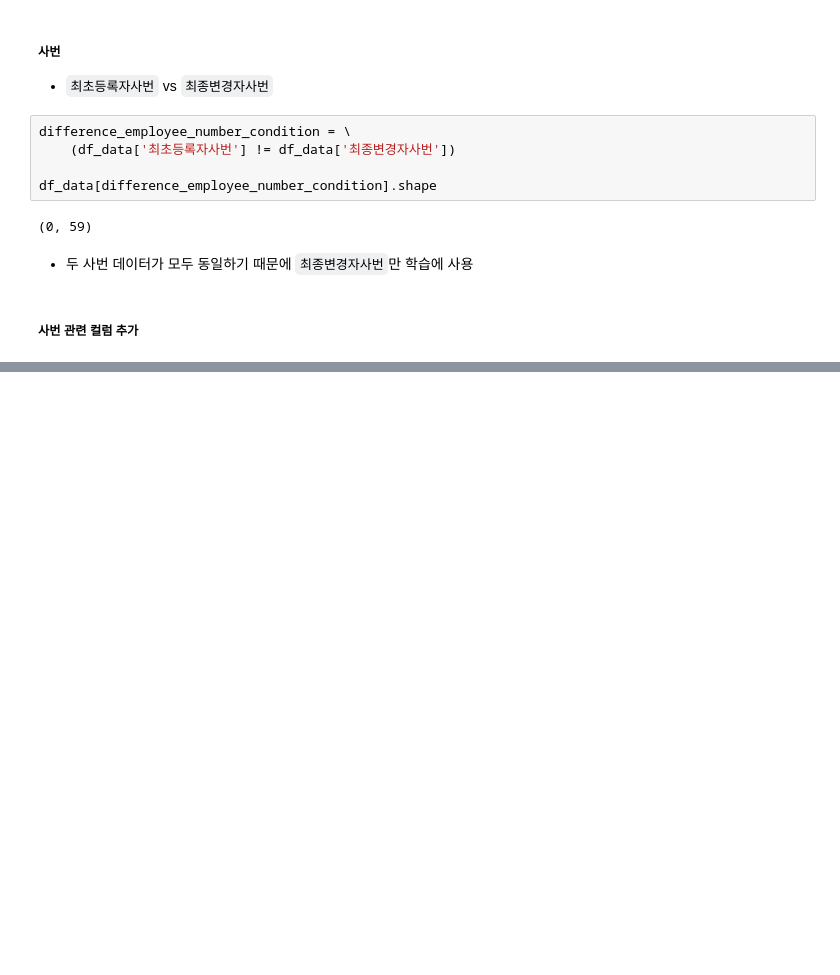
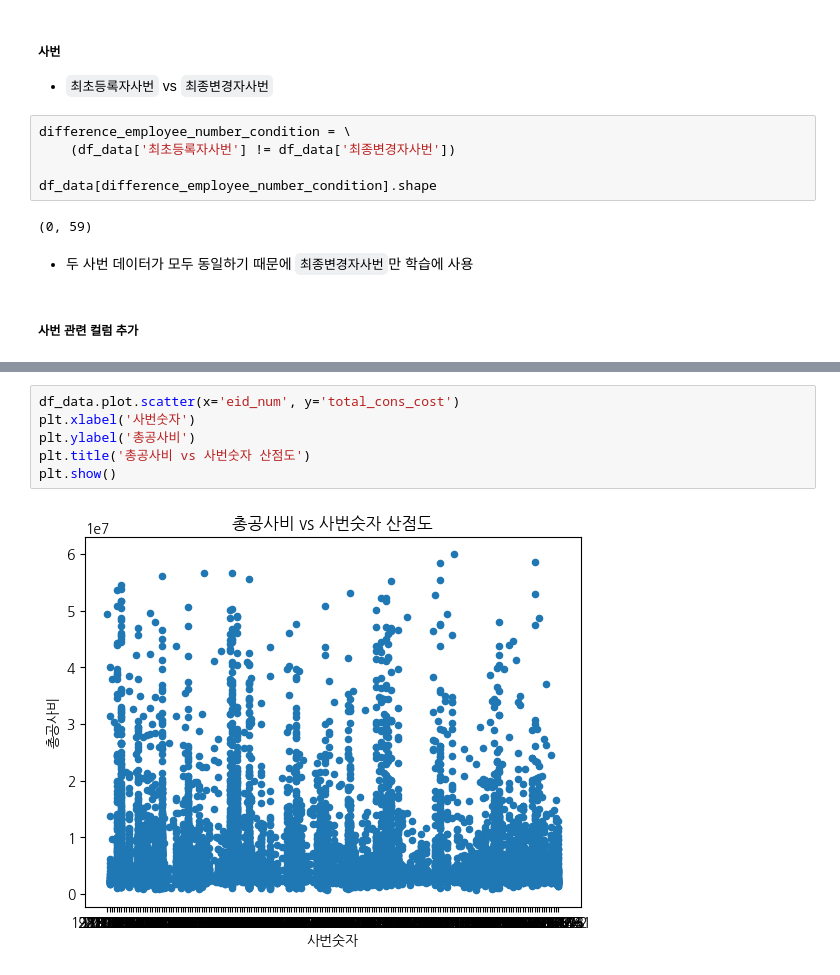
Before and after one commit to freemancho1/ai-projects, a Jupyter notebook: 42-AIDDD-T213P310/3rd-xy/ba-pp-cons.ipynb, the cells around one changed output, grey strips where cells are left out. Saved outputs shown, nothing was run; the diff lists cells and outputs as text; blank space fills up the shorter version.

```diff
--- a/42-AIDDD-T213P310/3rd-xy/ba-pp-cons.ipynb
+++ b/42-AIDDD-T213P310/3rd-xy/ba-pp-cons.ipynb
@@ -160,0 +292,8 @@ df_data['사번코드'].value_counts()
+# %%
+df_data.plot.scatter(x='eid_num', y='total_cons_cost')
+plt.xlabel('사번숫자')
+plt.ylabel('총공사비')
+plt.title('총공사비 vs 사번숫자 산점도')
+plt.show()
+# %% [output]
+[figure, added]
```
Also changed, not shown: parts of 17 cells of this notebook, 4 other files.
